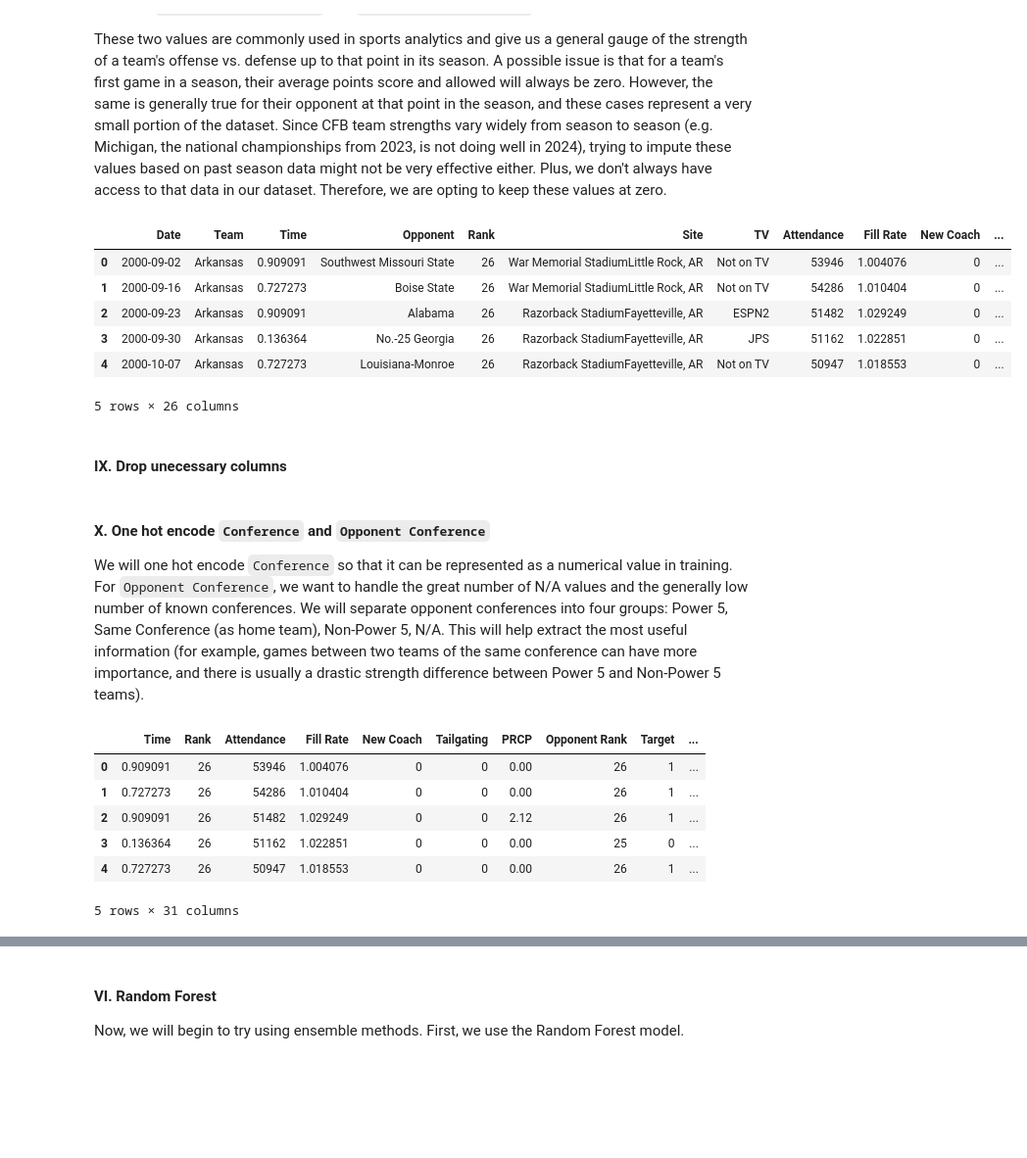
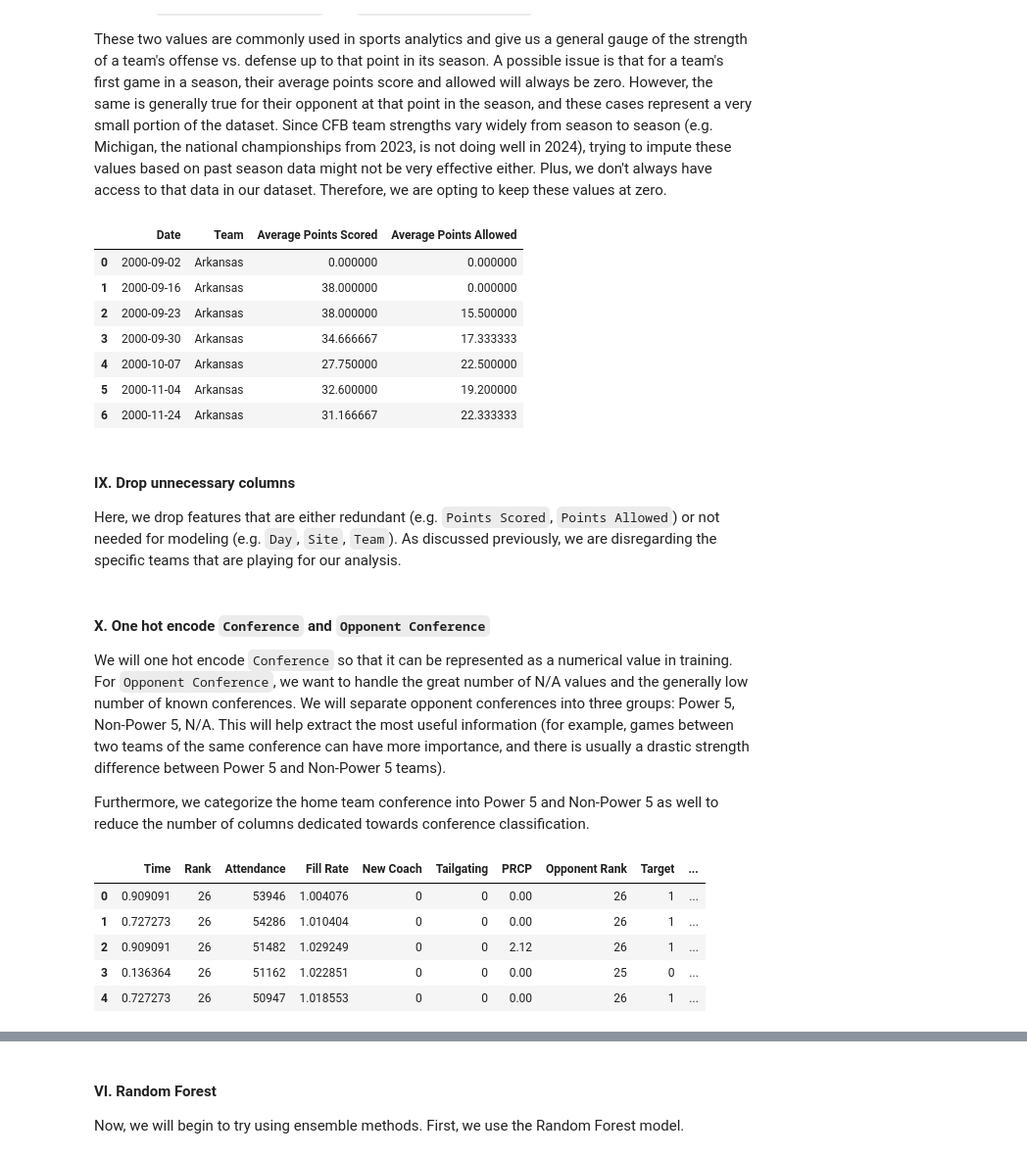
Before and after one commit to lancezhang04/CFBWinPrediction, a Jupyter notebook: main.ipynb, the cells around one changed output, grey strips where cells are left out. Shown at 98% size. Saved outputs shown, nothing was run; the diff lists cells and outputs as text; code cells hidden in the pictures; blank space fills up the shorter version.

```diff
--- a/main.ipynb
+++ b/main.ipynb
@@ -355,25 +355,27 @@ These two values are commonly used in sports analytics and give us a general gau
 # %%
 # Group the DataFrame by 'Team' and 'Year'
 grouped = df.groupby(['Team', 'Year'])
 
 # Calculate cumulative sum of 'Points Scored' and 'Points Allowed' for each group, shift by 1 to exclude the current game, and reset index to align with df
 df["Points Scored"] = grouped['Points Scored'].apply(lambda x: x.cumsum().shift(1, fill_value=0)).reset_index(level=['Team', 'Year'], drop=True)
 df["Points Allowed"] = grouped['Points Allowed'].apply(lambda x: x.cumsum().shift(1, fill_value=0)).reset_index(level=['Team', 'Year'], drop=True)
 
 # Calculate the average points scored and allowed by dividing the cumulative sum by the number of games played
 games_played = df["Games Played"].replace(to_replace=0, value=1)
 df["Average Points Scored"] = df["Points Scored"] / games_played
 df["Average Points Allowed"] = df["Points Allowed"] / games_played
 
-df.head()
+df.head(7).loc[:, ["Date", "Team", "Average Points Scored", "Average Points Allowed"]]
 # %% [output]
-|  | Date | Team | Time | Opponent | Rank | Site | TV | Attendance | Fill Rate | New Coach | ... |
-| 0 | 2000-09-02 | Arkansas | 0.909091 | Southwest Missouri State | 26 | War Memorial StadiumLittle Rock, AR | Not on TV | 53946 | 1.004076 | 0 | ... |
-| 1 | 2000-09-16 | Arkansas | 0.727273 | Boise State | 26 | War Memorial StadiumLittle Rock, AR | Not on TV | 54286 | 1.010404 | 0 | ... |
-| 2 | 2000-09-23 | Arkansas | 0.909091 | Alabama | 26 | Razorback StadiumFayetteville, AR | ESPN2 | 51482 | 1.029249 | 0 | ... |
-| 3 | 2000-09-30 | Arkansas | 0.136364 | No.-25 Georgia | 26 | Razorback StadiumFayetteville, AR | JPS | 51162 | 1.022851 | 0 | ... |
-| 4 | 2000-10-07 | Arkansas | 0.727273 | Louisiana-Monroe | 26 | Razorback StadiumFayetteville, AR | Not on TV | 50947 | 1.018553 | 0 | ... |
+|  | Date | Team | Average Points Scored | Average Points Allowed |
+| 0 | 2000-09-02 | Arkansas | 0.000000 | 0.000000 |
+| 1 | 2000-09-16 | Arkansas | 38.000000 | 0.000000 |
+| 2 | 2000-09-23 | Arkansas | 38.000000 | 15.500000 |
+| 3 | 2000-09-30 | Arkansas | 34.666667 | 17.333333 |
+| 4 | 2000-10-07 | Arkansas | 27.750000 | 22.500000 |
+| 5 | 2000-11-04 | Arkansas | 32.600000 | 19.200000 |
+| 6 | 2000-11-24 | Arkansas | 31.166667 | 22.333333 |
-5 rows × 26 columns
 # %% [markdown]
-#### IX. Drop unecessary columns
+#### IX. Drop unnecessary columns
+Here, we drop features that are either redundant (e.g. `Points Scored`, `Points Allowed`) or not needed for modeling (e.g. `Day`, `Site`, `Team`). As discussed previously, we are disregarding the specific teams that are playing for our analysis.
 # %%
@@ -393,47 +392,47 @@ df = df.drop(columns=to_drop)
 # %% [markdown]
 #### X. One hot encode `Conference` and `Opponent Conference`
 
-We will one hot encode `Conference` so that it can be represented as a numerical value in training. For `Opponent Conference`, we want to handle the great number of N/A values and the generally low number of known conferences. We will separate opponent conferences into four groups: Power 5, Same Conference (as home team), Non-Power 5, N/A. This will help extract the most useful information (for example, games between two teams of the same conference can have more importance, and there is usually a drastic strength difference between Power 5 and Non-Power 5 teams).
+We will one hot encode `Conference` so that it can be represented as a numerical value in training. For `Opponent Conference`, we want to handle the great number of N/A values and the generally low number of known conferences. We will separate opponent conferences into three groups: Power 5, Non-Power 5, N/A. This will help extract the most useful information (for example, games between two teams of the same conference can have more importance, and there is usually a drastic strength difference between Power 5 and Non-Power 5 teams).
+
+Furthermore, we categorize the home team conference into Power 5 and Non-Power 5 as well to reduce the number of columns dedicated towards conference classification.
 # %%
 # Define the set of Power 5 conferences
 power_5 = {'SEC', 'Big-10', 'Big-12', 'ACC', 'Pac-12'}
 
 # Function to classify the opponent's conference category
-def classify_conference(team_conf, opp_conf):
-    if team_conf == opp_conf:  # Same conference as the team
-        return 'Same Conference'
-    elif opp_conf in power_5:  # Opponent is in a Power 5 conference
+def classify_conference(conf):
+    if conf == 'N/A':
+        return 'N/A'
+    elif conf in power_5:
         return 'Power 5'
-    elif opp_conf is None:  # Missing or undefined opponent conference
-        return 'N/A'
-    else:  # Opponent is in a Non-Power 5 conference
+    else:
         return 'Non-Power 5'
 
 # Apply the classification function to create a new column
-df['Opponent Conference Category'] = df.apply(
-    lambda row: classify_conference(row['Conference'], row['Opponent Conference']),
-    axis=1
-)
+df['Opponent Conference Category'] = df["Opponent Conference"].map(classify_conference)
+df['Home Conference Category'] = df["Conference"].map(classify_conference)
 
 # One-hot encode the team's home conference and opponent's conference category
-home_one_hot = pd.get_dummies(df['Conference'], prefix='Home Conference').astype(int)
+home_one_hot = pd.get_dummies(df['Home Conference Category'], prefix='Home Conference').astype(int)
 opponent_one_hot = pd.get_dummies(df['Opponent Conference Category'], prefix='Opponent Conference').astype(int)
-
-# Concatenate the one-hot encoded columns with the original DataFrame
-df = pd.concat([df, home_one_hot, opponent_one_hot], axis=1)
-
-# Drop the original categorical columns as they are now encoded
-df = df.drop(columns=["Conference", "Opponent Conference", "Opponent Conference Category"])
-
-# Display the first few rows of the updated DataFrame
-df.head()
-# %% [output]
-|  | Time | Rank | Attendance | Fill Rate | New Coach | Tailgating | PRCP | Opponent Rank | Target | ... |
-| 0 | 0.909091 | 26 | 53946 | 1.004076 | 0 | 0 | 0.00 | 26 | 1 | ... |
-| 1 | 0.727273 | 26 | 54286 | 1.010404 | 0 | 0 | 0.00 | 26 | 1 | ... |
-| 2 | 0.909091 | 26 | 51482 | 1.029249 | 0 | 0 | 2.12 | 26 | 1 | ... |
-| 3 | 0.136364 | 26 | 51162 | 1.022851 | 0 | 0 | 0.00 | 25 | 0 | ... |
-| 4 | 0.727273 | 26 | 50947 | 1.018553 | 0 | 0 | 0.00 | 26 | 1 | ... |
-5 rows × 31 columns
+# %%
+# Concatenate the one-hot encoded columns with the original DataFrame
+df = pd.concat([df, home_one_hot, opponent_one_hot], axis=1)
+
+# Drop the original categorical columns as they are now encoded
+df = df.drop(columns=[
+    "Conference", "Opponent Conference",
+    "Opponent Conference Category", "Home Conference Category"
+])
+
+# Display the first few rows of the updated DataFrame
+df.head()
+# %% [output]
+|  | Time | Rank | Attendance | Fill Rate | New Coach | Tailgating | PRCP | Opponent Rank | Target | ... |
+| 0 | 0.909091 | 26 | 53946 | 1.004076 | 0 | 0 | 0.00 | 26 | 1 | ... |
+| 1 | 0.727273 | 26 | 54286 | 1.010404 | 0 | 0 | 0.00 | 26 | 1 | ... |
+| 2 | 0.909091 | 26 | 51482 | 1.029249 | 0 | 0 | 2.12 | 26 | 1 | ... |
+| 3 | 0.136364 | 26 | 51162 | 1.022851 | 0 | 0 | 0.00 | 25 | 0 | ... |
+| 4 | 0.727273 | 26 | 50947 | 1.018553 | 0 | 0 | 0.00 | 26 | 1 | ... |
 # %% [markdown]
 #### XI. Normalize continuous features using StandardScaler
```
Also changed, not shown: parts of 23 cells of this notebook.
